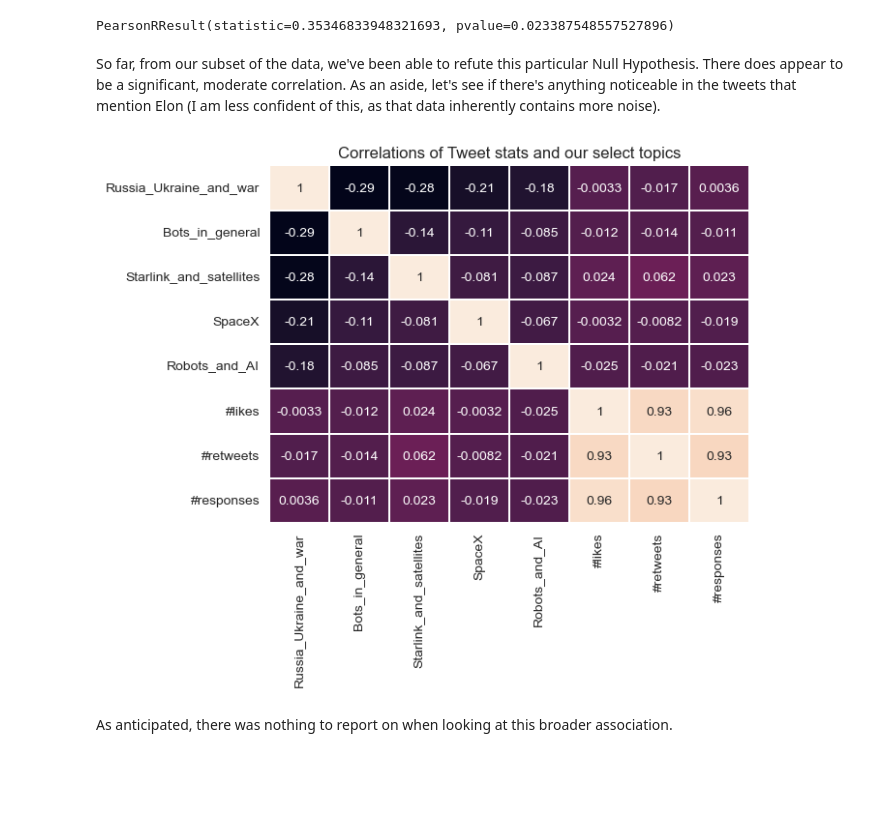
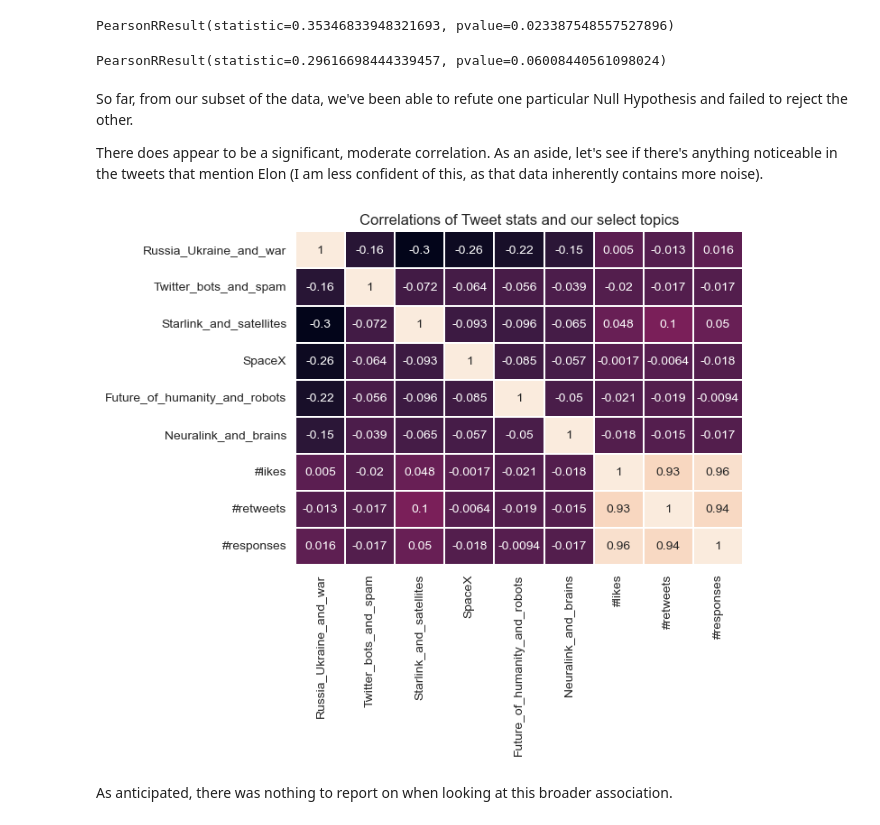
Before and after one commit to Ioana-P/twitter_topic_and_sentiment_tracking, a Jupyter notebook: 2. Topic_modelling_with_BERT.ipynb, the cells around one changed output. Cells and saved outputs as stored; diff of their text form; code cells hidden in the pictures; blank space fills up the shorter version.

```diff
--- a/2. Topic_modelling_with_BERT.ipynb
+++ b/2. Topic_modelling_with_BERT.ipynb
@@ -311,27 +319,38 @@ from scipy.stats import pearsonr
 print(pearsonr(x, y))
 # %% [output]
 PearsonRResult(statistic=0.35346833948321693, pvalue=0.023387548557527896)
+# %%
+x = topic_values_select_main['#likes'].to_list()
+y = topic_values_select_main['SpaceX'].to_list()
+
+from scipy.stats import pearsonr
+print(pearsonr(x, y))
+# %% [output]
+PearsonRResult(statistic=0.29616698444339457, pvalue=0.06008440561098024)
 # %% [markdown]
-So far, from our subset of the data, we've been able to refute this particular Null Hypothesis. There does appear to be a significant, moderate correlation. As an aside, let's see if there's anything noticeable in the tweets that mention Elon (I am less confident of this, as that data inherently contains more noise).
+So far, from our subset of the data, we've been able to refute one particular Null Hypothesis and failed to reject the other.
+
+There does appear to be a significant, moderate correlation. As an aside, let's see if there's anything noticeable in the tweets that mention Elon (I am less confident of this, as that data inherently contains more noise).
 # %%
-cols = ['Russia_Ukraine_and_war', 'Bots_in_general', 'Starlink_and_satellites',
-       'SpaceX', 'Robots_and_AI', '#likes', '#retweets',
+cols = ['Russia_Ukraine_and_war', 'Twitter_bots_and_spam',
+       'Starlink_and_satellites', 'SpaceX', 'Future_of_humanity_and_robots',
+       'Neuralink_and_brains', '#likes', '#retweets',
        '#responses']
 
 topic_values_select_main = topic_values_select.loc[topic_values_select.By_or_at_Musk!='By @elonmusk']
 
 
 #scale our values
 ss = StandardScaler()
 topic_values_select_ss = pd.DataFrame(ss.fit_transform(topic_values_select_main[cols]), index=topic_values_select_main.index,
                                     columns = cols)
 
 corr_topic_values = topic_values_select_ss.corr()
 
 plt.title('Correlations of Tweet stats and our select topics')
 sns.heatmap(corr_topic_values, linewidths=0.05, cbar=False, annot=True);
 # %% [output]
-[figure, old version]
+[figure, new version]
 # %% [markdown]
 As anticipated, there was nothing to report on when looking at this broader association.
 # %% [markdown]
```
Also changed, not shown: parts of 32 cells of this notebook.
